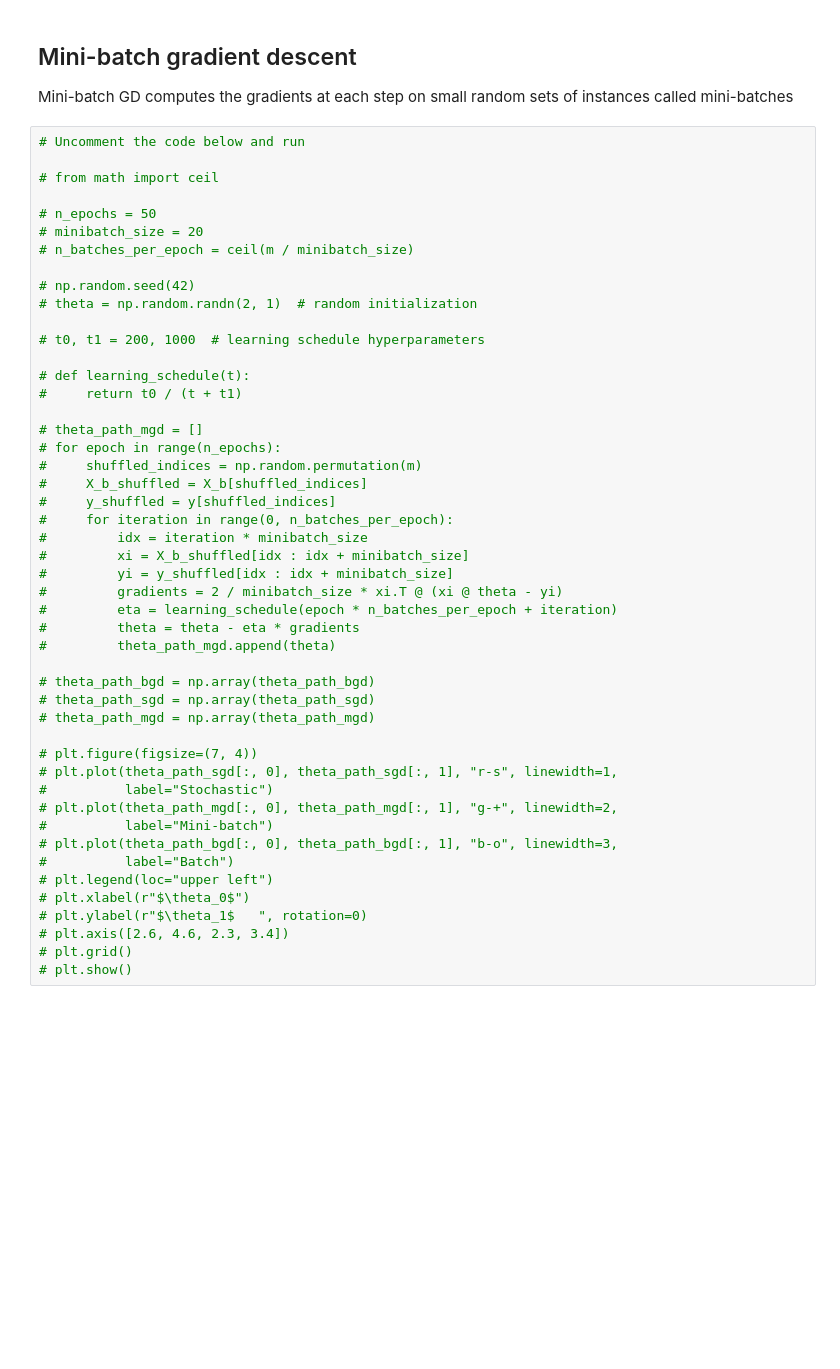
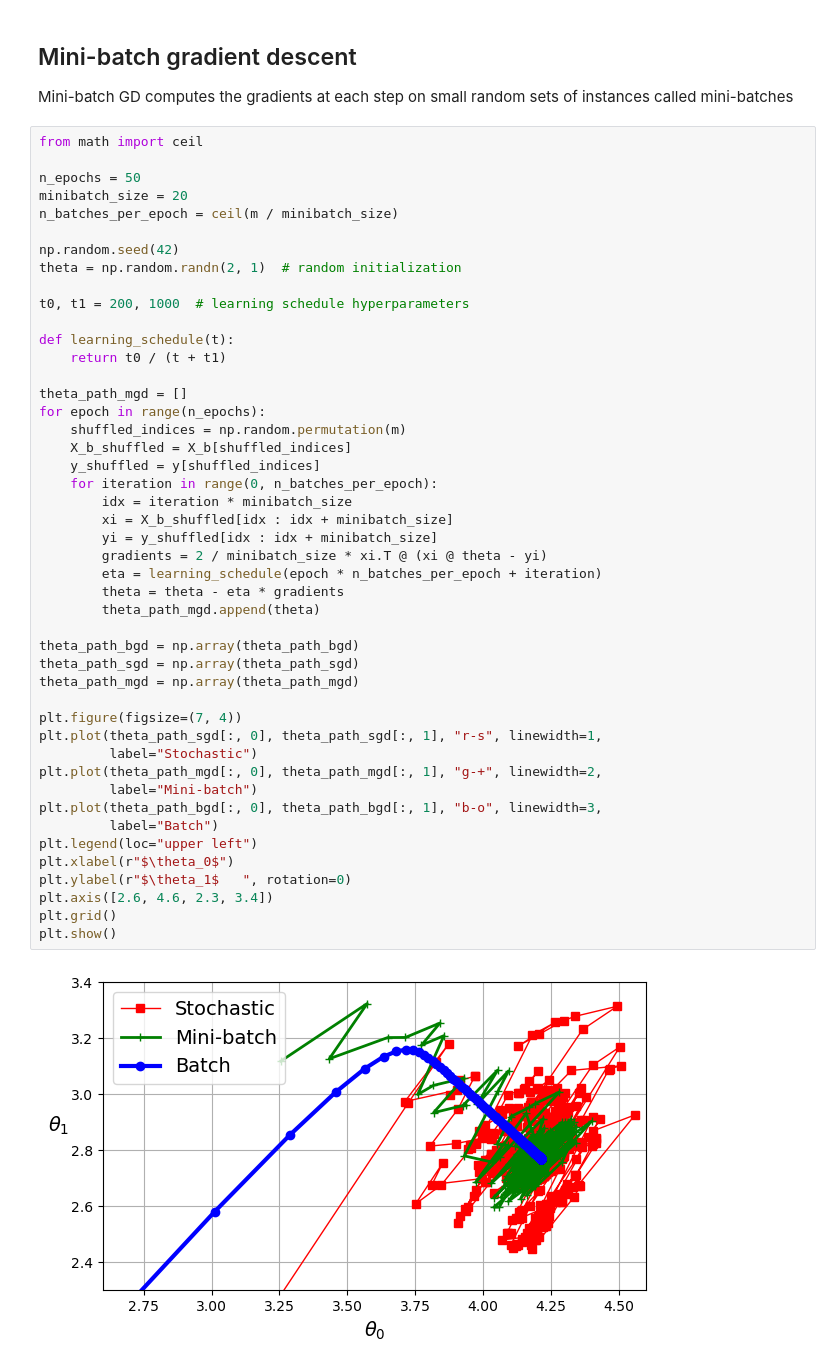
Before and after one commit to SaidAit01/Machine-Learning-Labs, a Jupyter notebook: MachineLearningBasicsAndRegression.ipynb, the cells around one changed output. Cells and saved outputs as stored; diff of their text form; blank space fills up the shorter version.

```diff
--- a/MachineLearningBasicsAndRegression.ipynb
+++ b/MachineLearningBasicsAndRegression.ipynb
@@ -403,50 +433,50 @@ To perform Linear Regression using Stochastic GD with Scikit-Learn, you can use
 
 Mini-batch GD computes the gradients at each step on small random sets of instances called mini-batches
 # %%
-# Uncomment the code below and run
+from math import ceil
 
-# from math import ceil
+n_epochs = 50
+minibatch_size = 20
+n_batches_per_epoch = ceil(m / minibatch_size)
 
-# n_epochs = 50
-# minibatch_size = 20
-# n_batches_per_epoch = ceil(m / minibatch_size)
+np.random.seed(42)
+theta = np.random.randn(2, 1)  # random initialization
 
-# np.random.seed(42)
-# theta = np.random.randn(2, 1)  # random initialization
+t0, t1 = 200, 1000  # learning schedule hyperparameters
 
-# t0, t1 = 200, 1000  # learning schedule hyperparameters
+def learning_schedule(t):
+    return t0 / (t + t1)
 
-# def learning_schedule(t):
-#     return t0 / (t + t1)
+theta_path_mgd = []
+for epoch in range(n_epochs):
+    shuffled_indices = np.random.permutation(m)
+    X_b_shuffled = X_b[shuffled_indices]
+    y_shuffled = y[shuffled_indices]
+    for iteration in range(0, n_batches_per_epoch):
+        idx = iteration * minibatch_size
+        xi = X_b_shuffled[idx : idx + minibatch_size]
+        yi = y_shuffled[idx : idx + minibatch_size]
+        gradients = 2 / minibatch_size * xi.T @ (xi @ theta - yi)
+        eta = learning_schedule(epoch * n_batches_per_epoch + iteration)
+        theta = theta - eta * gradients
+        theta_path_mgd.append(theta)
 
-# theta_path_mgd = []
-# for epoch in range(n_epochs):
-#     shuffled_indices = np.random.permutation(m)
-#     X_b_shuffled = X_b[shuffled_indices]
-#     y_shuffled = y[shuffled_indices]
-#     for iteration in range(0, n_batches_per_epoch):
-#         idx = iteration * minibatch_size
-#         xi = X_b_shuffled[idx : idx + minibatch_size]
-#         yi = y_shuffled[idx : idx + minibatch_size]
-#         gradients = 2 / minibatch_size * xi.T @ (xi @ theta - yi)
-#         eta = learning_schedule(epoch * n_batches_per_epoch + iteration)
-#         theta = theta - eta * gradients
-#         theta_path_mgd.append(theta)
+theta_path_bgd = np.array(theta_path_bgd)
+theta_path_sgd = np.array(theta_path_sgd)
+theta_path_mgd = np.array(theta_path_mgd)
 
-# theta_path_bgd = np.array(theta_path_bgd)
-# theta_path_sgd = np.array(theta_path_sgd)
-# theta_path_mgd = np.array(theta_path_mgd)
-
-# plt.figure(figsize=(7, 4))
-# plt.plot(theta_path_sgd[:, 0], theta_path_sgd[:, 1], "r-s", linewidth=1,
-#          label="Stochastic")
-# plt.plot(theta_path_mgd[:, 0], theta_path_mgd[:, 1], "g-+", linewidth=2,
-#          label="Mini-batch")
-# plt.plot(theta_path_bgd[:, 0], theta_path_bgd[:, 1], "b-o", linewidth=3,
-#          label="Batch")
-# plt.legend(loc="upper left")
-# plt.xlabel(r"$\theta_0$")
-# plt.ylabel(r"$\theta_1$   ", rotation=0)
-# plt.axis([2.6, 4.6, 2.3, 3.4])
-# plt.grid()
-# plt.show()
+plt.figure(figsize=(7, 4))
+plt.plot(theta_path_sgd[:, 0], theta_path_sgd[:, 1], "r-s", linewidth=1,
+         label="Stochastic")
+plt.plot(theta_path_mgd[:, 0], theta_path_mgd[:, 1], "g-+", linewidth=2,
+         label="Mini-batch")
+plt.plot(theta_path_bgd[:, 0], theta_path_bgd[:, 1], "b-o", linewidth=3,
+         label="Batch")
+plt.legend(loc="upper left")
+plt.xlabel(r"$\theta_0$")
+plt.ylabel(r"$\theta_1$   ", rotation=0)
+plt.axis([2.6, 4.6, 2.3, 3.4])
+plt.grid()
+plt.show()
+# %% [output]
+[figure, added]
```
Also changed, not shown: parts of 9 cells of this notebook.
